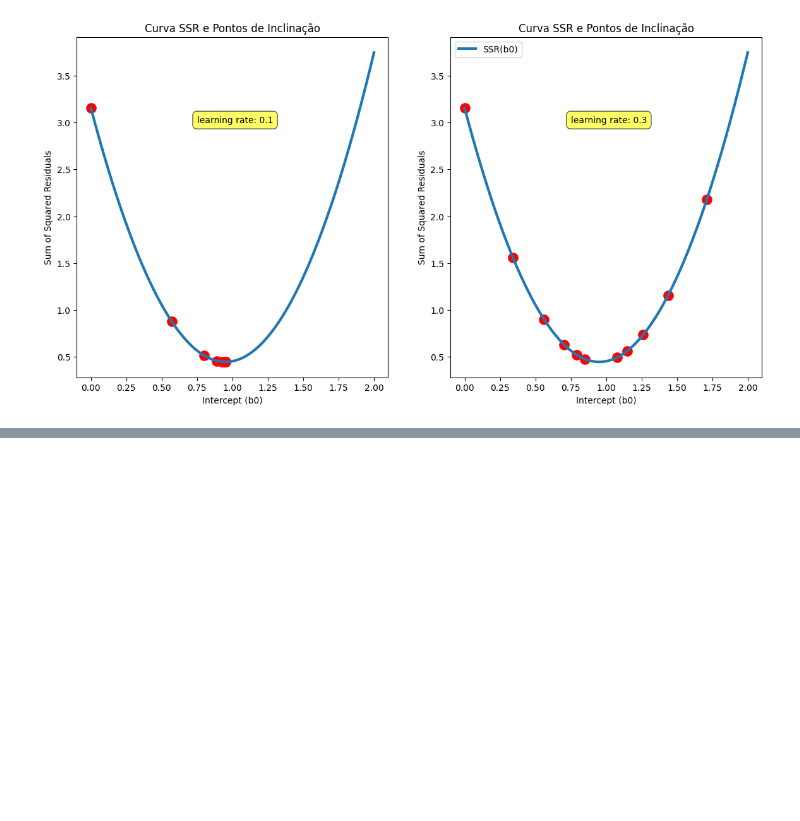
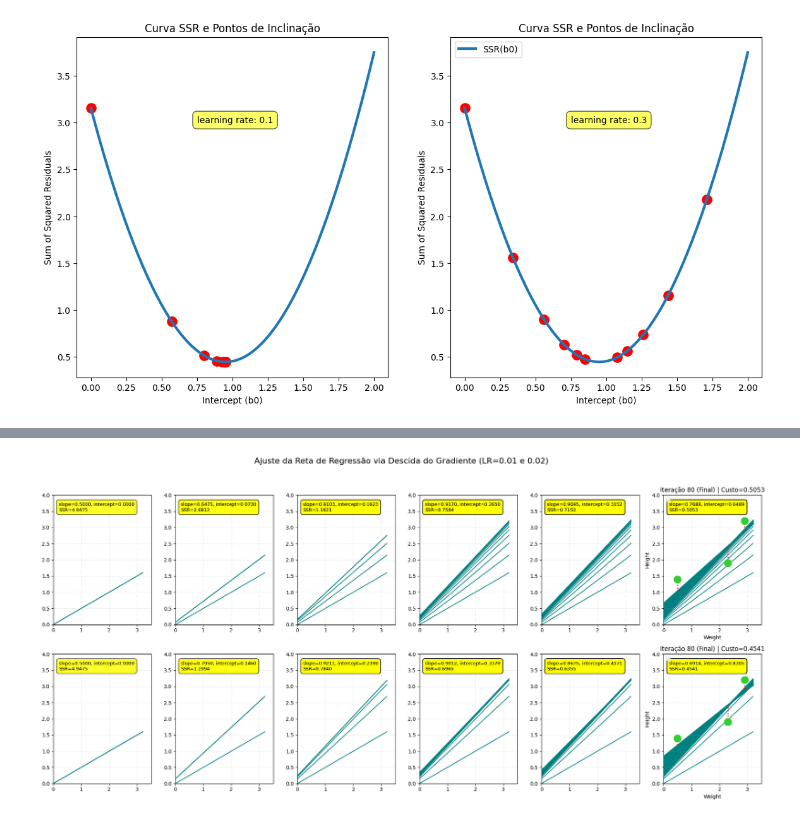
Before and after one commit to Fabo-Barbosa/Matematica-Computacional, a Jupyter notebook: atividade_2/notebook.ipynb, the cells around one changed output, grey strips where cells are left out. Drawn from its saved outputs; the diff is of its cells as text; code cells hidden in the pictures; blank space fills up the shorter version.

```diff
--- a/atividade_2/notebook.ipynb
+++ b/atividade_2/notebook.ipynb
@@ -175,0 +225,8 @@ plt.show()
+# %%
+i_otimo, s_otimo, hist_i, hist_s, hist_ssr = gradient_descent_2p(
+    intercept_initial, slope_initial, learnig_rates[0], N_ITERACOES
+)
+
+i_otimo1, s_otimo1, hist_i1, hist_s1, hist_ssr1 = gradient_descent_2p(
+    intercept_initial, slope_initial, learnig_rates[1], N_ITERACOES
+)
@@ -175,0 +237,81 @@ plt.show()
+# %%
+
+# Função de Plotagem Adaptada
+
+def plot_reta_iterativa(i, s, iteration, ax):
+    """
+    Plota a reta de regressão e resíduos para um dado par (w, b).
+    Simula o estilo visual da imagem fornecida.
+    """
+
+    # Cria reta em domínio maior para visualização
+    x_line = np.linspace(0, 3.2, 100)
+    y_line = s * x_line + i
+
+    # Reta (usando cor escura para a última iteração e clara para as anteriores)
+    color = 'teal' # if iteration == len(hist_s) - 1 else 'lightblue'
+    linewidth = 3 if iteration == len(hist_s) - 1 else 1.5
+    alpha = 1.0
+
+    ax.plot(x_line, y_line, color=color, linewidth=linewidth, alpha=alpha, zorder=1)
+
+    # Plotar Pontos Reais Apenas na Última Iteração
+    if iteration == len(hist_s) - 1:
+        # Pontos reais
+        ax.scatter(x, y, color='limegreen', s=200, zorder=5)
+
+        # Linhas de Resíduos (Erro)
+        for xi, yi in zip(x, y):
+            y_pred = s * xi + i
+            ax.plot([xi, xi], [yi, y_pred], color='red', linewidth=2, linestyle= ':', zorder=4)
+
+        ax.set_title(f"Iteração {iteration} (Final) | Custo={ssr_new(i, s):.4f}")
+        ax.set_xlabel("Weight")
+        ax.set_ylabel("Height")
+        ax.legend(loc='upper left')
+
+    # Adicionar informação de custo/parâmetros em cada plot
+    ax.text(0.2, 3.5,
+            f'slope={s:.4f}, intercept={i:.4f}\nSSR={ssr_new(i, s):.4f}',
+            fontsize=9,
+            bbox=dict(facecolor='yellow', alpha=0.6, boxstyle='round,pad=0.5'))
+
+    ax.set_xlim(0, 3.5)
+    ax.set_ylim(0, 4.0)
+    ax.grid(True, linestyle=':', alpha=0.5)
+
+# Plotagem das Retas
+
+plot_indices = [0, 1, 3, 9, 15, N_ITERACOES]
+
+fig, axes = plt.subplots(ncols=len(plot_indices), nrows=2, figsize=(20, 10))
+fig.suptitle(f"Ajuste da Reta de Regressão via Descida do Gradiente (LR={learnig_rates[0]} e {learnig_rates[1]})", fontsize=16)
+
+for k in range(2):
+    if (k == 0):
+        for i, index in enumerate(plot_indices):
+            s_iter = hist_s[index]
+            i_iter = hist_i[index]
+
+            # e a reta atual em destaque.
+            for j in range(index + 1):
+                plot_reta_iterativa(hist_i[j], hist_s[j], j, axes[k][i])
+
+            # garante que a reta final esteja em destaque
+            plot_reta_iterativa(i_iter, s_iter, index, axes[k][i])
+    else:
+        for i, index in enumerate(plot_indices):
+            s_iter = hist_s1[index]
+            i_iter = hist_i1[index]
+
+            # e a reta atual em destaque.
+            for j in range(index + 1):
+                plot_reta_iterativa(hist_i1[j], hist_s1[j], j, axes[k][i])
+
+            # garante que a reta final esteja em destaque
+            plot_reta_iterativa(i_iter, s_iter, index, axes[k][i])
+
+plt.tight_layout(rect=[0, 0.03, 1, 0.95])
+plt.show()
+# %% [output]
+[figure, added]
```
Also changed, not shown: parts of 7 cells of this notebook.
